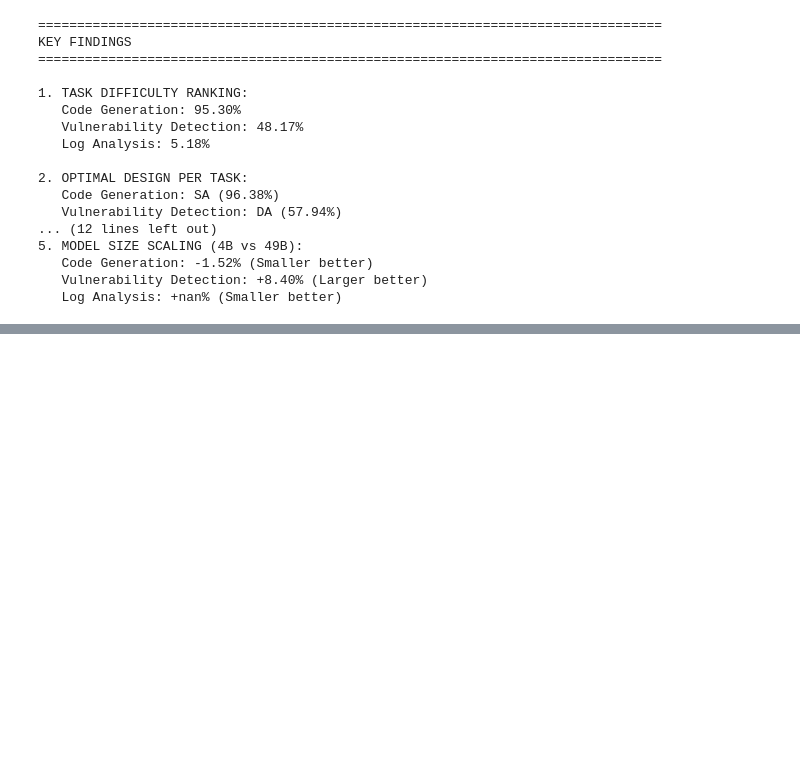
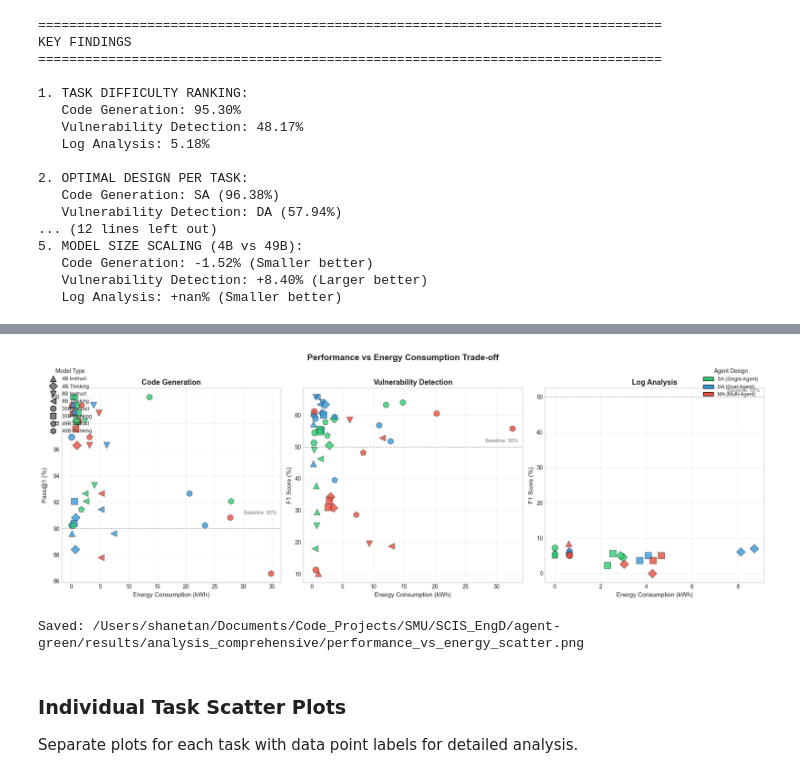
Before and after one commit to unused1/agent-green, a Jupyter notebook: notebooks/comprehensive_performance_analysis.ipynb, the cells around one changed output, grey strips where cells are left out. Cells and saved outputs as stored; diff of their text form; code cells hidden in the pictures; blank space fills up the shorter version.

```diff
--- a/notebooks/comprehensive_performance_analysis.ipynb
+++ b/notebooks/comprehensive_performance_analysis.ipynb
@@ -719,0 +833,64 @@ KEY FINDINGS
+# %%
+# Create scatter plots for each task
+fig, axes = plt.subplots(1, 3, figsize=(18, 6))
+
+for idx, task in enumerate(tasks_order):
+    ax = axes[idx]
+    task_df = merged_df[merged_df['task'] == task].copy()
+
+    if len(task_df) == 0:
+        ax.text(0.5, 0.5, f'No data for {TASK_LABELS[task]}',
+                ha='center', va='center', transform=ax.transAxes)
+        continue
+
+    y_label = METRIC_LABELS[task]
+    baseline = BASELINES.get(task)
+
+    # Create scatter plot
+    create_scatter_plot(ax, task_df, task, y_label, baseline)
+
+# Create legend for markers (model types)
+marker_legend_elements = [
+    Line2D([0], [0], marker='^', color='w', markerfacecolor='gray', markersize=10,
+           markeredgecolor='black', label='4B Instruct'),
+    Line2D([0], [0], marker='D', color='w', markerfacecolor='gray', markersize=10,
+           markeredgecolor='black', label='4B Thinking'),
+    Line2D([0], [0], marker='v', color='w', markerfacecolor='gray', markersize=10,
+           markeredgecolor='black', label='8B Instruct'),
+    Line2D([0], [0], marker='<', color='w', markerfacecolor='gray', markersize=10,
+           markeredgecolor='black', label='8B Thinking'),
+    Line2D([0], [0], marker='o', color='w', markerfacecolor='gray', markersize=10,
+           markeredgecolor='black', label='30B Instruct'),
+    Line2D([0], [0], marker='s', color='w', markerfacecolor='gray', markersize=10,
+           markeredgecolor='black', label='30B Thinking'),
+    Line2D([0], [0], marker='p', color='w', markerfacecolor='gray', markersize=10,
+           markeredgecolor='black', label='49B Instruct'),
+    Line2D([0], [0], marker='h', color='w', markerfacecolor='gray', markersize=10,
+           markeredgecolor='black', label='49B Thinking'),
+]
+
+# Create legend for colors (agent designs)
+color_legend_elements = [
+    mpatches.Patch(facecolor='#2ecc71', edgecolor='black', label='SA (Single-Agent)'),
+    mpatches.Patch(facecolor='#3498db', edgecolor='black', label='DA (Dual-Agent)'),
+    mpatches.Patch(facecolor='#e74c3c', edgecolor='black', label='MA (Multi-Agent)'),
+]
+
+# Add legends to the figure
+fig.legend(handles=marker_legend_elements, loc='upper left',
+           bbox_to_anchor=(0.01, 0.98), title='Model Type', fontsize=9, title_fontsize=10)
+fig.legend(handles=color_legend_elements, loc='upper right',
+           bbox_to_anchor=(0.99, 0.98), title='Agent Design', fontsize=9, title_fontsize=10)
+
+fig.suptitle('Performance vs Energy Consumption Trade-off', fontsize=15, fontweight='bold', y=1.02)
+plt.tight_layout()
+plt.savefig(ANALYSIS_DIR / 'performance_vs_energy_scatter.png', bbox_inches='tight', dpi=150)
+plt.show()
+print(f"\nSaved: {ANALYSIS_DIR / 'performance_vs_energy_scatter.png'}")
+# %% [output]
+[figure, added]
+Saved: /Users/shanetan/Documents/Code_Projects/SMU/SCIS_EngD/agent-green/results/analysis_comprehensive/performance_vs_energy_scatter.png
+# %% [markdown]
+### Individual Task Scatter Plots
+
+Separate plots for each task with data point labels for detailed analysis.
```
Also changed, not shown: parts of 9 cells of this notebook, 35 other files.
